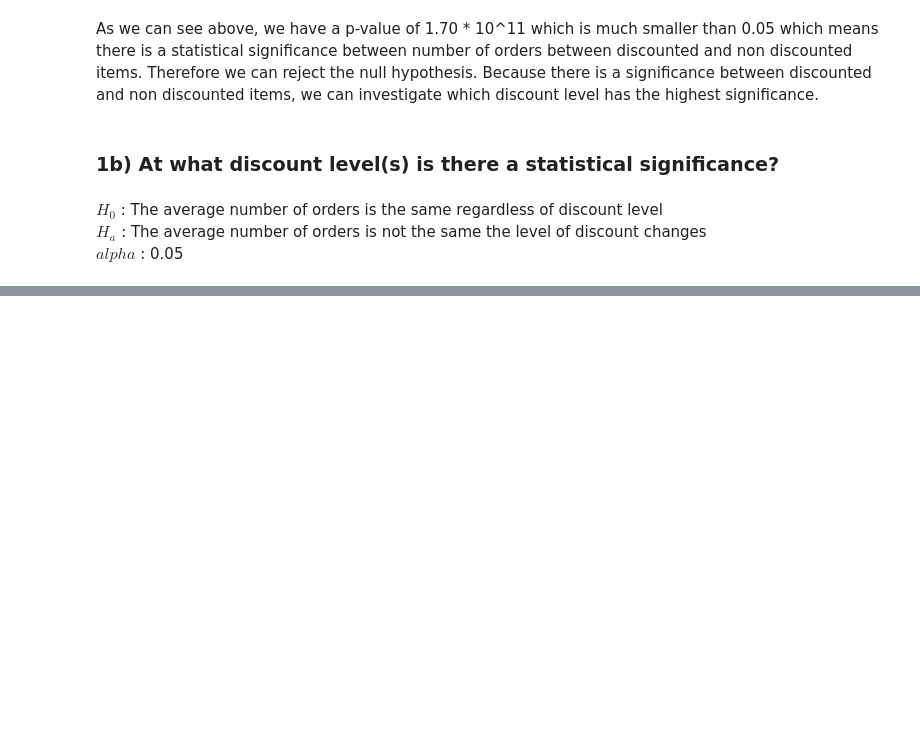
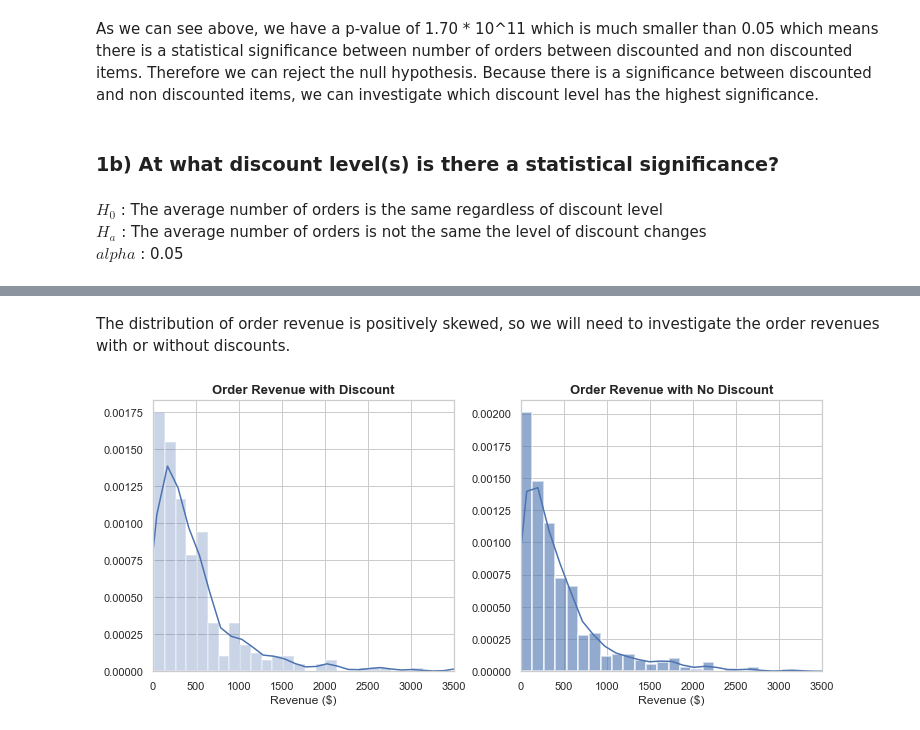
Before and after one commit to callRoko/Northwind_Project, a Jupyter notebook: index.ipynb, the cells around one changed output, grey strips where cells are left out. Drawn from its saved outputs; the diff is of its cells as text; code cells hidden in the pictures; blank space fills up the shorter version.

```diff
--- a/index.ipynb
+++ b/index.ipynb
@@ -868,0 +1087,24 @@ fig, axes = plt.subplot(2,1, figsize = (12,5))
+# %% [markdown]
+The distribution of order revenue is positively skewed, so we will need to investigate the order revenues with or without discounts.
+# %%
+fig, axes = plt.subplots(1, 2, figsize =(12, 5))
+sns.set_style('whitegrid')
+sns.distplot(df_discount_spending_disc.OrderPrice, label = 'Discount', bins = 120, ax = axes[0],
+            hist_kws= {'linewidth': 2, 'alpha': .3})
+sns.distplot(df_discount_spending_nodisc.OrderPrice, label = 'No Discount', bins = 120, ax = axes[1],
+           hist_kws = {'linewidth': 2, 'alpha': .6})
+#Plot 1
+axes[0].set_title("Order Revenue with Discount", fontweight = 'bold', fontsize = 13)
+axes[0].set_xlabel("Revenue ($)")
+axes[0].set_ylabel('')
+axes[0].set_xlim(-2, 3500)
+#Plot 2
+axes[1].set_title("Order Revenue with No Discount", fontweight = 'bold', fontsize = 13)
+axes[1].set_xlabel("Revenue ($)")
+#axes[1]set_ylabel('')
+axes[1].set_xlim(-2, 3500)
+
+fig.subplots_adjust(wspace = .22)
+plt.show()
+# %% [output]
+[figure, added]
```
Also changed, not shown: parts of 76 cells of this notebook.
